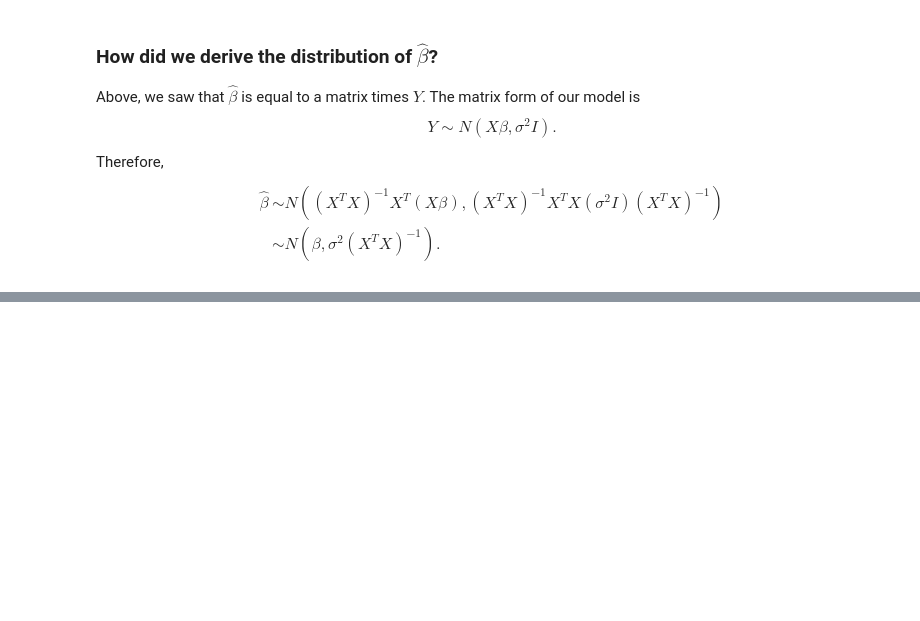
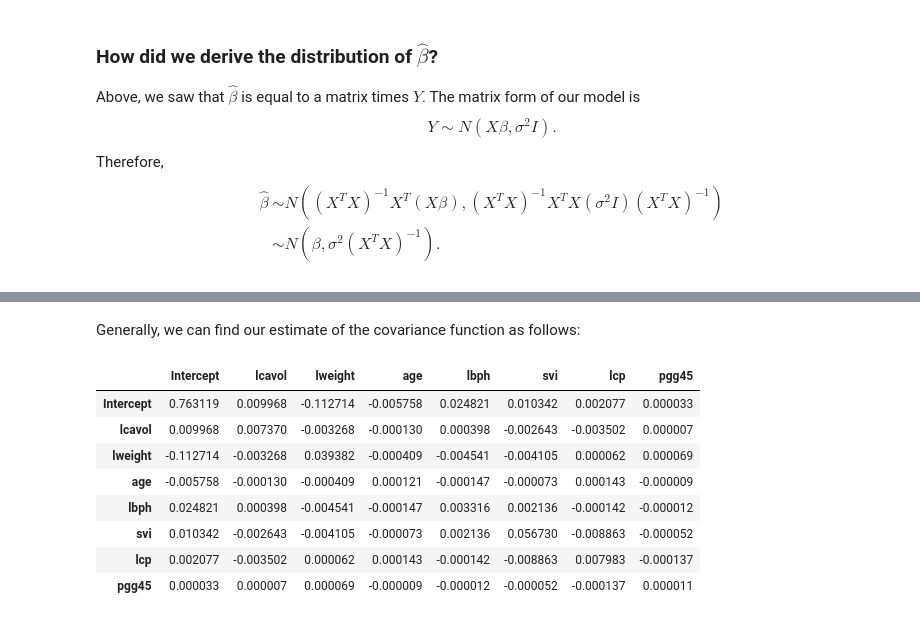
Before and after one commit to antshk/pyStanfordStats191, a Jupyter notebook: 5. Multiple linear regression.ipynb, the cells around one changed output, grey strips where cells are left out. Drawn from its saved outputs; the diff is of its cells as text; code cells hidden in the pictures; blank space fills up the shorter version.

```diff
--- a/5. Multiple linear regression.ipynb
+++ b/5. Multiple linear regression.ipynb
@@ -467,0 +661,14 @@ $$
+# %% [markdown]
+Generally, we can find our estimate of the covariance function as follows:
+# %%
+prostate_lm.cov_params()
+# %% [output]
+|  | Intercept | lcavol | lweight | age | lbph | svi | lcp | pgg45 |
+| Intercept | 0.763119 | 0.009968 | -0.112714 | -0.005758 | 0.024821 | 0.010342 | 0.002077 | 0.000033 |
+| lcavol | 0.009968 | 0.007370 | -0.003268 | -0.000130 | 0.000398 | -0.002643 | -0.003502 | 0.000007 |
+| lweight | -0.112714 | -0.003268 | 0.039382 | -0.000409 | -0.004541 | -0.004105 | 0.000062 | 0.000069 |
+| age | -0.005758 | -0.000130 | -0.000409 | 0.000121 | -0.000147 | -0.000073 | 0.000143 | -0.000009 |
+| lbph | 0.024821 | 0.000398 | -0.004541 | -0.000147 | 0.003316 | 0.002136 | -0.000142 | -0.000012 |
+| svi | 0.010342 | -0.002643 | -0.004105 | -0.000073 | 0.002136 | 0.056730 | -0.008863 | -0.000052 |
+| lcp | 0.002077 | -0.003502 | 0.000062 | 0.000143 | -0.000142 | -0.008863 | 0.007983 | -0.000137 |
+| pgg45 | 0.000033 | 0.000007 | 0.000069 | -0.000009 | -0.000012 | -0.000052 | -0.000137 | 0.000011 |
```
Also changed, not shown: parts of 28 cells of this notebook.
